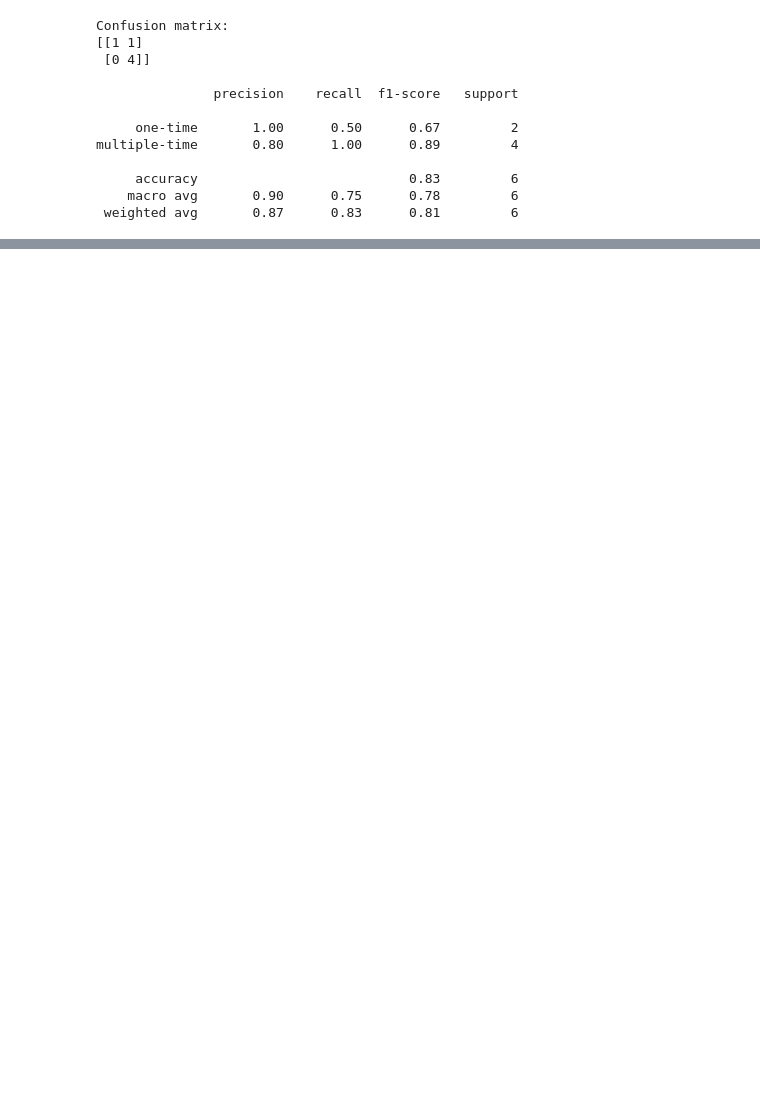
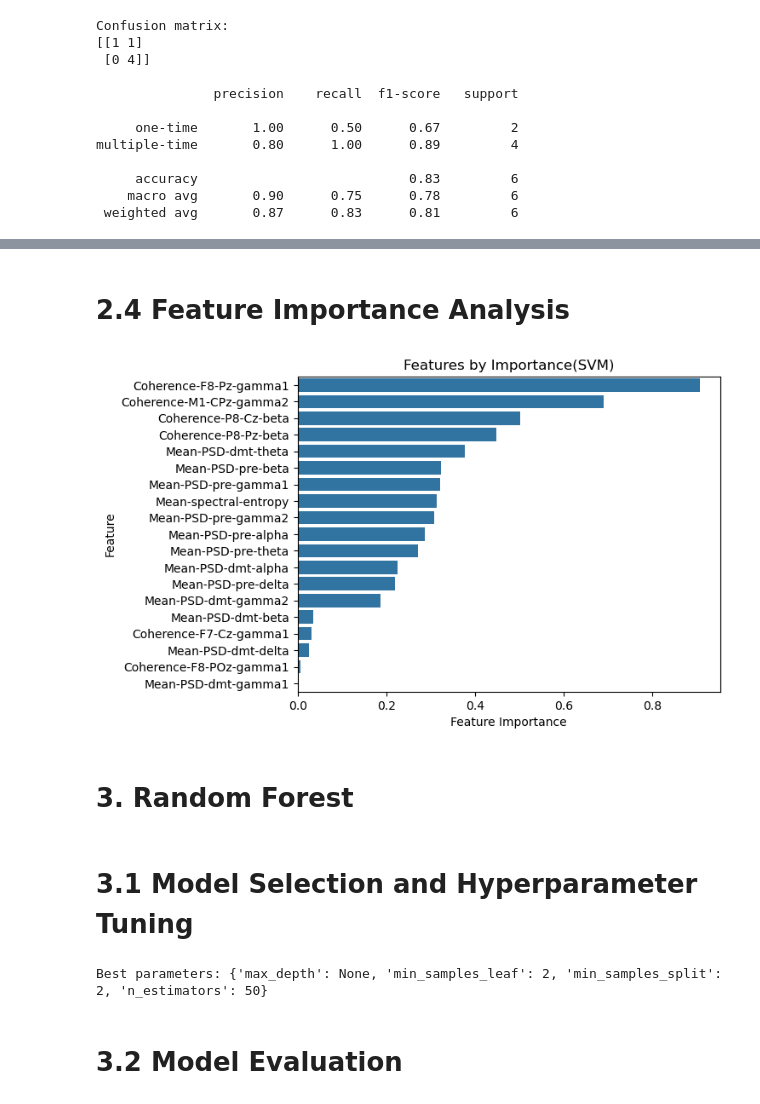
Before and after one commit to Yijun-cat/ML_DMT, a Jupyter notebook: training_model.ipynb, the cells around one changed output, grey strips where cells are left out. Saved outputs shown, nothing was run; the diff lists cells and outputs as text; code cells hidden in the pictures; blank space fills up the shorter version.

```diff
--- a/training_model.ipynb
+++ b/training_model.ipynb
@@ -199 +239,51 @@ plt.show()
 [figure]
+# %% [markdown]
+# 2.4 Feature Importance Analysis
+# %%
+import seaborn as sns
+
+coefficients = best_svm.coef_[0]
+feature_importance = pd.DataFrame( {'Feature': X.columns, 'Coefficient': coefficients} )
+feature_importance['Abs_Coefficient'] = abs( feature_importance['Coefficient'] )
+feature_importance = feature_importance.sort_values( 'Abs_Coefficient', ascending=False )
+
+sns.barplot( y='Feature', x='Abs_Coefficient', data=feature_importance )
+plt.title( 'Features by Importance(SVM)' )
+plt.xlabel( "Feature Importance" )
+plt.show()
+# %% [output]
+[figure, added]
+# %% [markdown]
+# 3. Random Forest
+# %% [markdown]
+# 3.1 Model Selection and Hyperparameter Tuning
+# %%
+from sklearn.ensemble import RandomForestClassifier
+from sklearn.model_selection import GridSearchCV
+
+rf = RandomForestClassifier( random_state=42 )
+param_grid_rf = {
+    'n_estimators': [50, 100, 200],
+    'max_depth': [None, 5, 10, 20],
+    'min_samples_split': [2, 5, 10],
+    'min_samples_leaf': [1, 2, 4]
+}
+
+grid_search_rf = GridSearchCV(
+    estimator=rf,
+    param_grid=param_grid_rf,
+    cv=5,
+    scoring='accuracy',
+    n_jobs = -1
+)
+
+grid_search_rf.fit( X_train_scaled, y_train )
+
+best_params_rf = grid_search_rf.best_params_
+print(f"Best parameters: {best_params_rf}")
+
+best_rf = grid_search_rf.best_estimator_
+# %% [output]
+Best parameters: {'max_depth': None, 'min_samples_leaf': 2, 'min_samples_split': 2, 'n_estimators': 50}
+# %% [markdown]
+# 3.2 Model Evaluation
```
Also changed, not shown: parts of 21 cells of this notebook.
